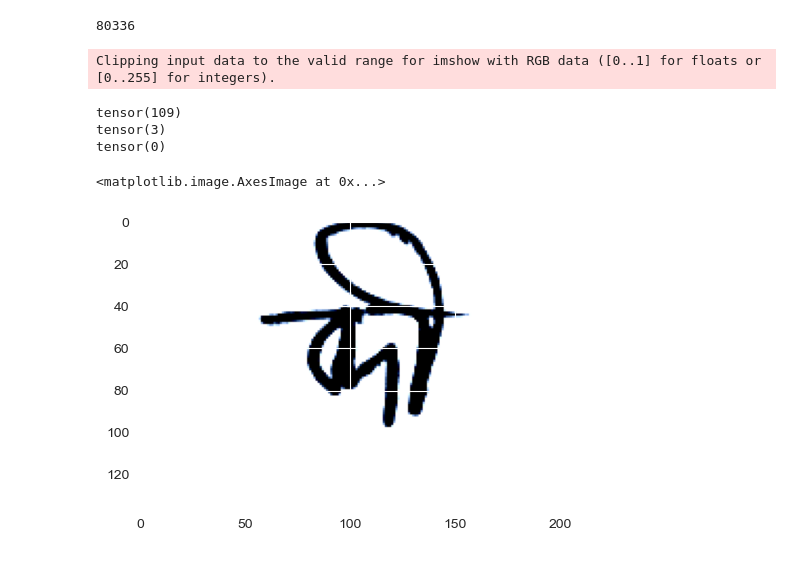
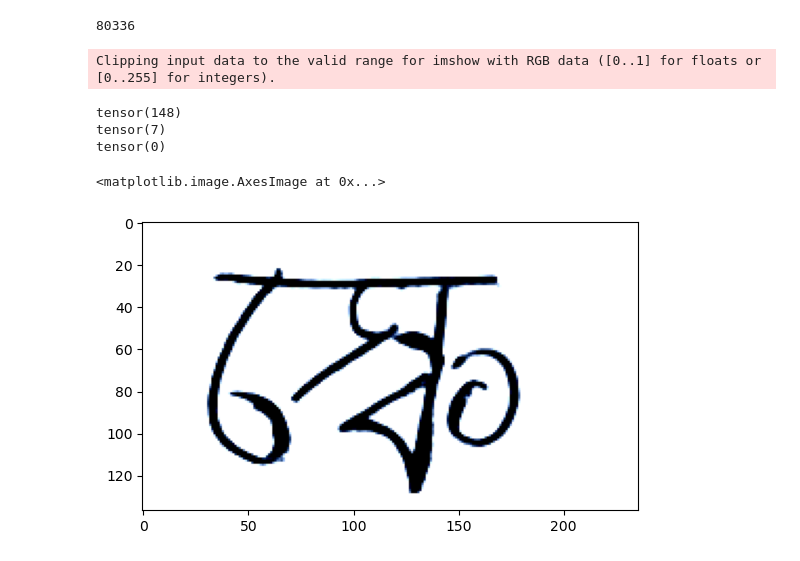
Before and after one commit to MasumBhai/Bengali-Grapheme-Optical-Character-Recognition, a Jupyter notebook: Data-PreProcessing/dataset.ipynb, the cells around one changed output. Drawn from its saved outputs; the diff is of its cells as text; code cells hidden in the pictures.

```diff
--- a/Data-PreProcessing/dataset.ipynb
+++ b/Data-PreProcessing/dataset.ipynb
@@ -14,17 +14,17 @@ len(dataset)
 # %% [output]
 80336
 # %%
-idx = 89 # change here to see output image
+idx = 6979 # change here to see output image
 img = dataset[idx]["image"]
 print(dataset[idx]["grapheme_root"])
 print(dataset[idx]["vowel_diacritic"])
 print(dataset[idx]["consonant_diacritic"])
 npimg = img.numpy()
 plt.imshow(np.transpose(npimg,(1,2,0)))
 # %% [output]
 Clipping input data to the valid range for imshow with RGB data ([0..1] for floats or [0..255] for integers).
-tensor(109)
-tensor(3)
+tensor(148)
+tensor(7)
 tensor(0)
 <matplotlib.image.AxesImage at 0x...>
-[figure, old version]
+[figure, new version]
```
Also changed, not shown: parts of 1 cell of this notebook, 7 other files.
